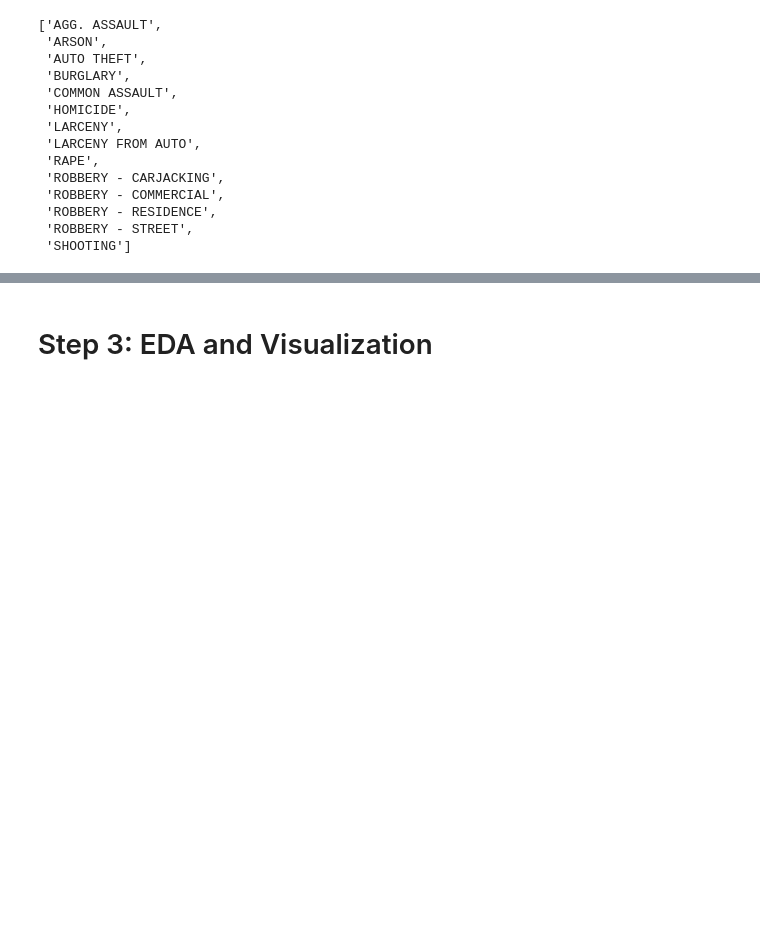
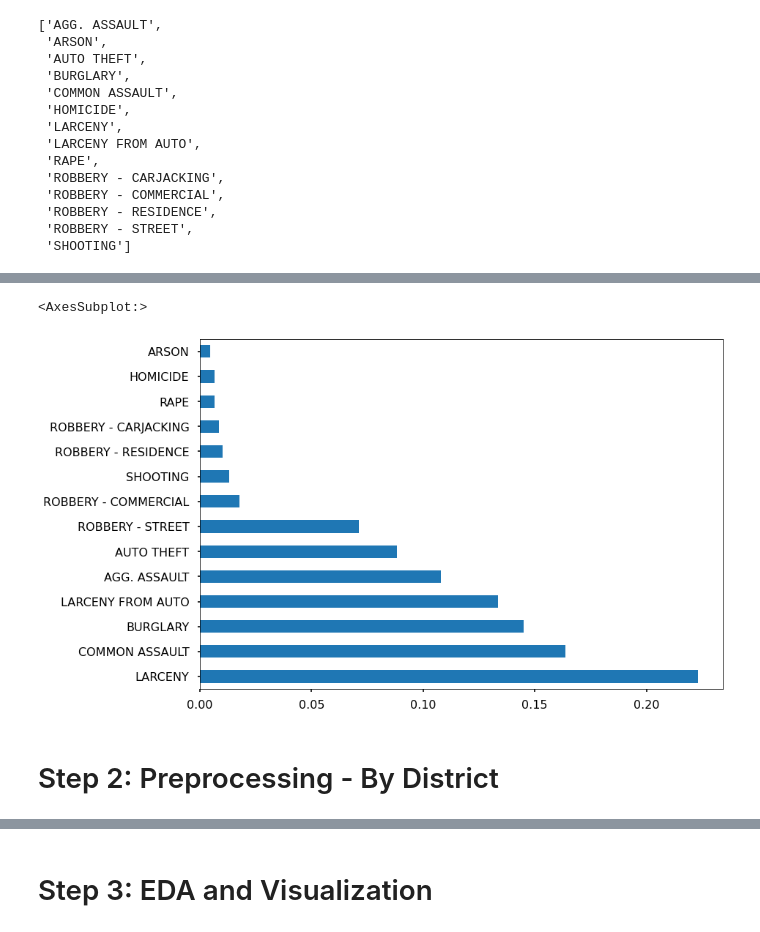
Before and after one commit to vinayakmodgil/my-best-lessons-and-code-jmi, a Jupyter notebook: Mod 4 Project/mod_4_project_for_class_crime_data.ipynb, the cells around one changed output, grey strips where cells are left out. Cells and saved outputs as stored; diff of their text form; code cells hidden in the pictures; blank space fills up the shorter version.

```diff
--- a/Mod 4 Project/mod_4_project_for_class_crime_data.ipynb
+++ b/Mod 4 Project/mod_4_project_for_class_crime_data.ipynb
@@ -358,0 +84,3 @@ BCTY
+# %%
+df2 = fs.datasets.load_ts_baltimore_crime_full()
+df2
@@ -358,0 +101,3 @@ BCTY
+# %%
+df2['datetime'] = pd.to_datetime(df2['CrimeDate']+'-'+df2['CrimeTime'])
+df2
@@ -358,0 +118,3 @@ BCTY
+# %%
+df2.drop(columns=['CrimeDate','CrimeTime'],inplace=True)
+df2.info()
@@ -358,0 +172,7 @@ BCTY
+# %%
+df2['Description'].value_counts(1).plot(kind='barh')
+# %% [output]
+<AxesSubplot:>
+[figure, added]
+# %% [markdown]
+# Step 2: Preprocessing - By District
```
Also changed, not shown: parts of 62 cells of this notebook.
